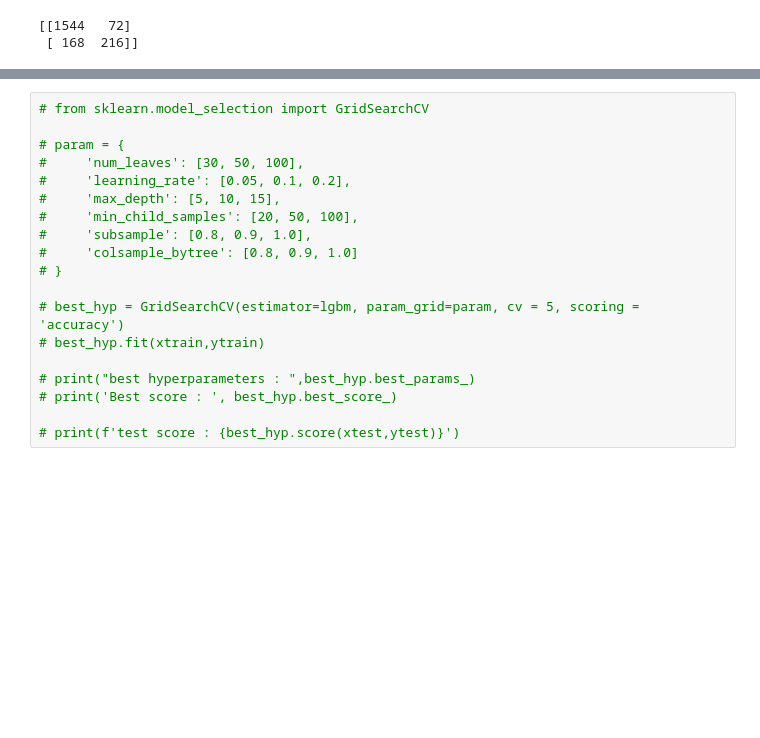
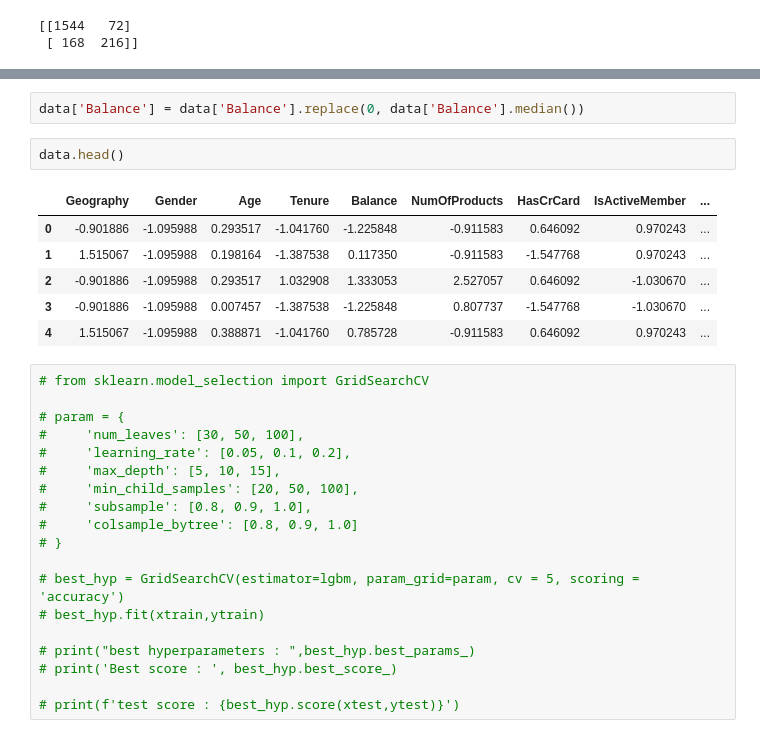
Before and after one commit to Murad-pitafi/Banks-Customer-Churn-Prediction, a Jupyter notebook: banks-churn-prediction.ipynb, the cells around one changed output, grey strips where cells are left out. Saved outputs shown, nothing was run; the diff lists cells and outputs as text; blank space fills up the shorter version.

```diff
--- a/banks-churn-prediction.ipynb
+++ b/banks-churn-prediction.ipynb
@@ -308,3 +343,14 @@ lgbm.get_params()
+# %%
+data['Balance'] = data['Balance'].replace(0, data['Balance'].median())
+# %%
+data.head()
+# %% [output]
+|  | Geography | Gender | Age | Tenure | Balance | NumOfProducts | HasCrCard | IsActiveMember | ... |
+| 0 | -0.901886 | -1.095988 | 0.293517 | -1.041760 | -1.225848 | -0.911583 | 0.646092 | 0.970243 | ... |
+| 1 | 1.515067 | -1.095988 | 0.198164 | -1.387538 | 0.117350 | -0.911583 | -1.547768 | 0.970243 | ... |
+| 2 | -0.901886 | -1.095988 | 0.293517 | 1.032908 | 1.333053 | 2.527057 | 0.646092 | -1.030670 | ... |
+| 3 | -0.901886 | -1.095988 | 0.007457 | -1.387538 | -1.225848 | 0.807737 | -1.547768 | -1.030670 | ... |
+| 4 | 1.515067 | -1.095988 | 0.388871 | -1.041760 | 0.785728 | -0.911583 | 0.646092 | 0.970243 | ... |
 # %%
 # from sklearn.model_selection import GridSearchCV
 
```
Also changed, not shown: parts of 11 cells of this notebook.
